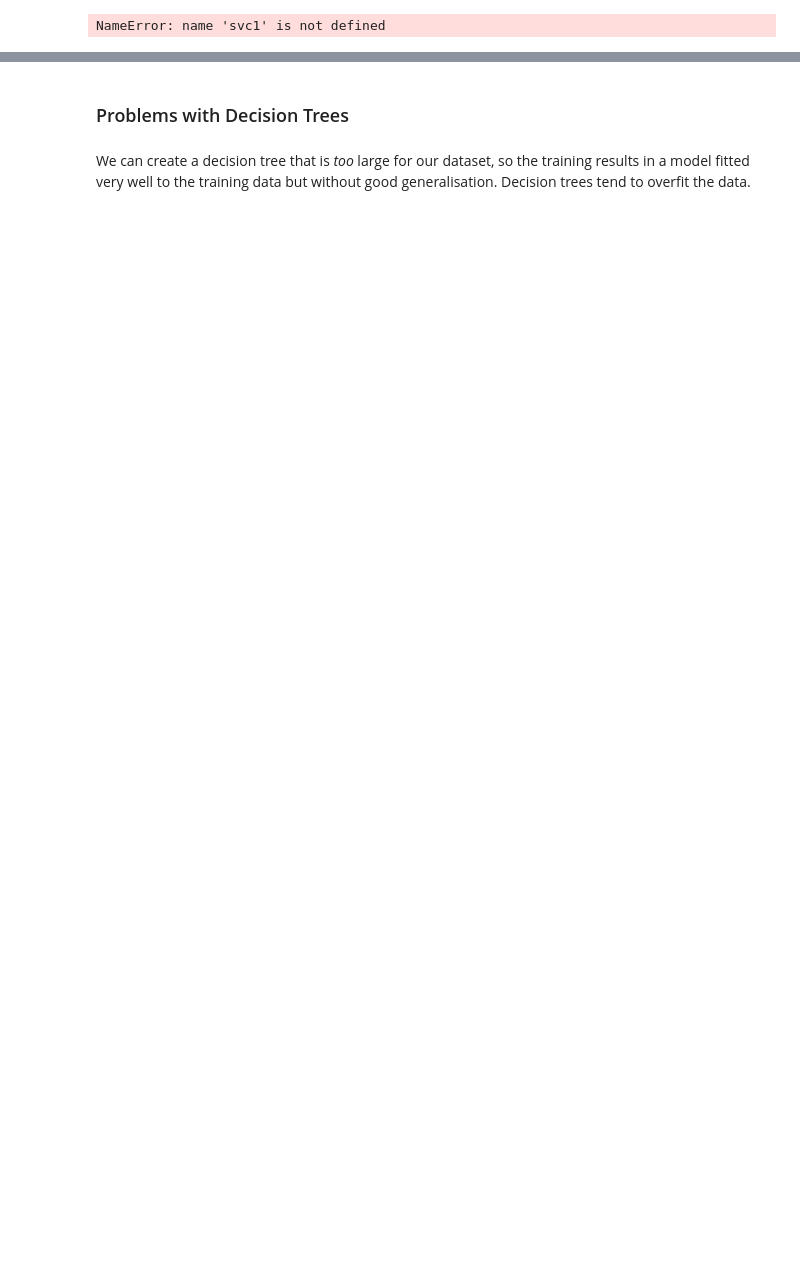
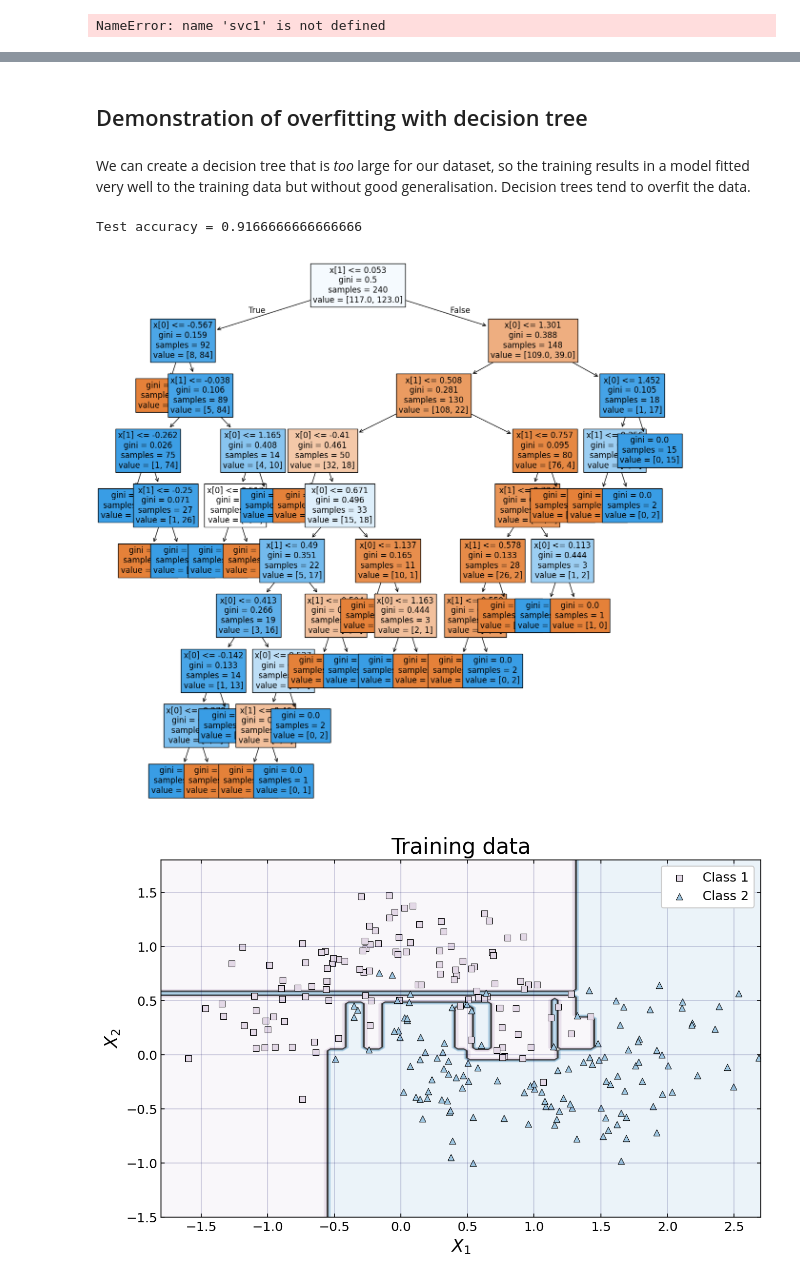
Before and after one commit to Cissi07/DSML-Prep, a Jupyter notebook: DSML_code_shared.ipynb, the cells around one changed output, grey strips where cells are left out. Drawn from its saved outputs; the diff is of its cells as text; code cells hidden in the pictures; blank space fills up the shorter version.

```diff
--- a/DSML_code_shared.ipynb
+++ b/DSML_code_shared.ipynb
@@ -1088,4 +1305,56 @@ If any of the conditions are not met, it automatically becomes a leaf.
 # %% [markdown]
-### Problems with Decision Trees
+## <h2><a id="overfitting">Demonstration of overfitting with decision tree</a></h2>
 # %% [markdown]
 We can create a decision tree that is *too* large for our dataset, so the training results in a model fitted very well to the training data but without good generalisation. Decision trees tend to overfit the data.
+# %%
+from sklearn.datasets import make_moons
+from matplotlib.colors import ListedColormap
+
+X, y = make_moons(n_samples = 300, noise = 0.25, random_state = 42)
+
+X_train, X_test, y_train, y_test = train_test_split(X, y, test_size = 0.2, random_state = 20)
+
+clf = tree.DecisionTreeClassifier(max_depth = 100, random_state = 1)
+clf.fit(X_train, y_train)
+
+# Visualise the decision tree
+fig = plt.figure(figsize = (15,15))
+_ = tree.plot_tree(clf, filled = True, fontsize = 12)
+
+x1s, x2s = np.linspace(-1.8,2.7,100), np.linspace(-1.5,1.8,100)
+x1, x2 = np.meshgrid(x1s, x2s)
+X_new = np.c_[x1.ravel(), x2.ravel()]
+y_pred = clf.predict(X_new).reshape(x1.shape)
+custom_cmap = ListedColormap(['#E3D8E6','black','#9EC6E1'])
+
+# Plot the decision boundary and the test data
+fig, ax = plt.subplots(1,1,figsize = (10,6),dpi = 150)
+ax.contourf(x1,x2,y_pred,alpha = 0.2, cmap = custom_cmap,zorder = 0)
+ax.contour(x1,x2,y_pred,cmap = custom_cmap,zorder = 0, alpha = 0.5)
+ax.scatter(X_train[:,0][y_train==0],X_train[:,1][y_train==0],color='#E3D8E6',marker='s',label= 'Class 1',zorder = 1,edgecolor='black',lw = 0.5)
+ax.scatter(X_train[:,0][y_train==1],X_train[:,1][y_train==1],color='#9EC6E1',marker='^',label='Class 2',zorder = 1,edgecolor='black',lw = 0.5)
+ax.set_xlabel('$X_1$',fontsize = 16)
+ax.set_ylabel('$X_2$',fontsize = 16)
+ax.tick_params(which='both',labelsize= 12,direction='in',top=True,right=True)
+ax.grid(color='xkcd:dark blue',alpha = 0.2)
+ax.legend(loc='upper right',fontsize = 12, framealpha = 1)
+ax.set_title('Training data',fontsize = 20)
+
+# Plot the decision boundary and test data
+fig, ax = plt.subplots(1,1,figsize = (10,6),dpi = 150)
+ax.contourf(x1,x2,y_pred,alpha = 0.2, cmap = custom_cmap,zorder = 0)
+ax.contour(x1,x2,y_pred,cmap = custom_cmap,zorder = 0, alpha = 0.5)
+ax.scatter(X_test[:,0][y_test==0],X_test[:,1][y_test==0],color='#E3D8E6',marker='s',label= 'Class 1',zorder = 1,edgecolor='black',lw = 0.5)
+ax.scatter(X_test[:,0][y_test==1],X_test[:,1][y_test==1],color='#9EC6E1',marker='^',label='Class 2',zorder = 1,edgecolor='black',lw = 0.5)
+ax.set_xlabel('$X_1$',fontsize = 16)
+ax.set_ylabel('$X_2$',fontsize = 16)
+ax.tick_params(which='both',labelsize= 12,direction='in',top=True,right=True)
+ax.grid(color='xkcd:dark blue',alpha = 0.2)
+ax.legend(loc='upper right',fontsize = 12, framealpha = 1)
+ax.set_title('Test data',fontsize = 20)
+
+print("Test accuracy = {}".format(accuracy_score(y_test,clf.predict(X_test))))
+# %% [output]
+Test accuracy = 0.9166666666666666
+[figure, added]
+[figure, added]
```
Also changed, not shown: parts of 65 cells of this notebook.
